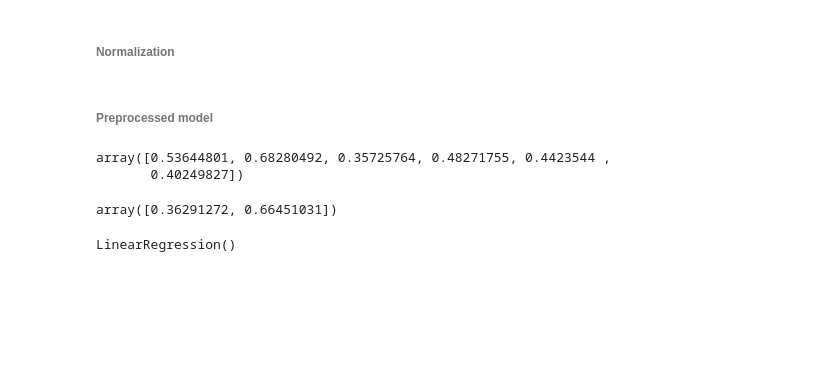
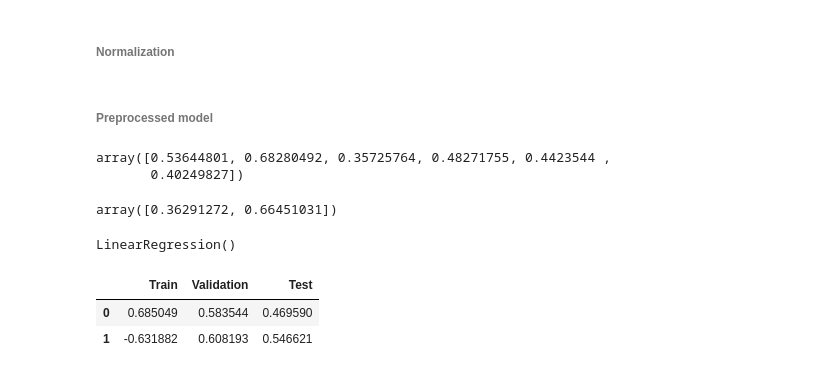
Before and after one commit to CrisMagdziak/Train_Traffic_Python, a Jupyter notebook: Trains_Project_v1.1.ipynb, the cells around one changed output. Drawn from its saved outputs; the diff is of its cells as text; code cells hidden in the pictures; blank space fills up the shorter version.

```diff
--- a/Trains_Project_v1.1.ipynb
+++ b/Trains_Project_v1.1.ipynb
@@ -1200,3 +1200,11 @@ r2_test_norm = msc.r2_score(y_test, y_pred_test)
 dict_norm = {'Train' : r2_train_norm,
         'Validation' : r2_val_norm,
         'Test' : r2_test_norm}
+# %%
+scores = scores._append(dict_norm, ignore_index= True)
+# %%
+scores
+# %% [output]
+|  | Train | Validation | Test |
+| 0 | 0.685049 | 0.583544 | 0.469590 |
+| 1 | -0.631882 | 0.608193 | 0.546621 |
```
